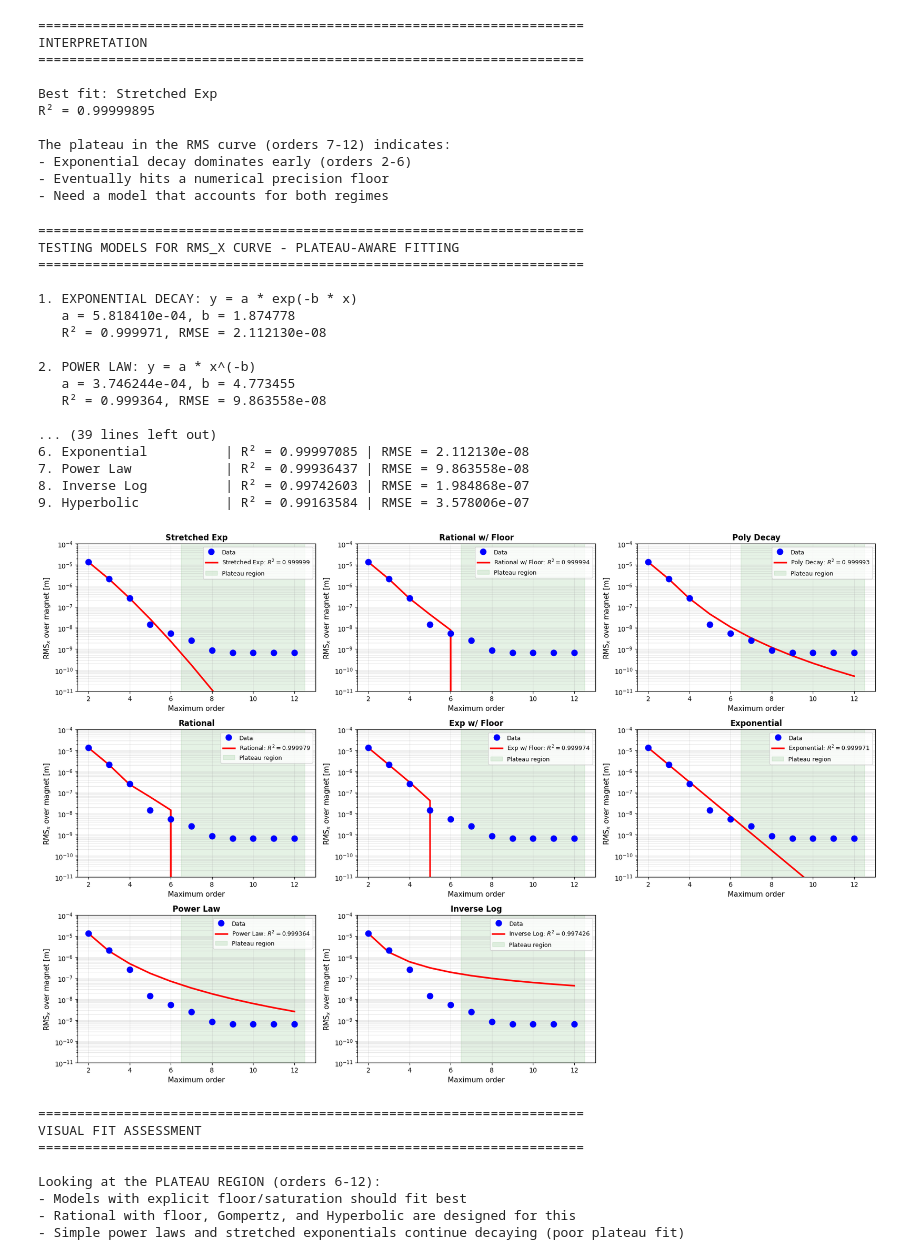
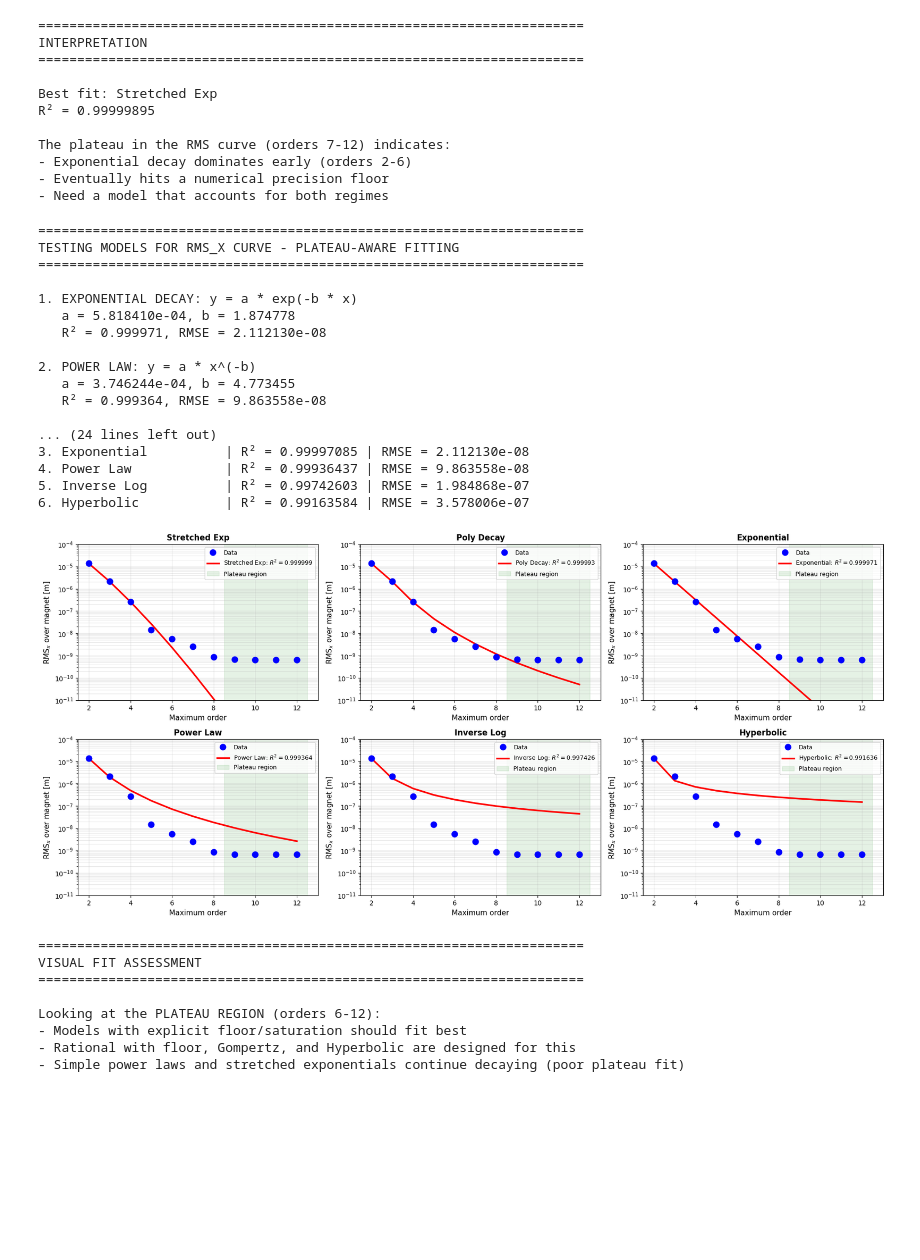
Before and after one commit to marcoliniF/bpmeth, a Jupyter notebook: preliminaryTrials/6.1track_framecomparisonnb.ipynb, the cells around one changed output. Cells and saved outputs as stored; diff of their text form; code cells hidden in the pictures; blank space fills up the shorter version.

```diff
--- a/preliminaryTrials/6.1track_framecomparisonnb.ipynb
+++ b/preliminaryTrials/6.1track_framecomparisonnb.ipynb
@@ -47,7 +47,7 @@ nphi= 5
 # %% [markdown]
 Then work at the level of the scalar potential because being a scalar it is invariant under change of frame (only the coordinates change). Because of this we can move to the straight frame and perform a harmonic analysis, checking how the a,b coefficients look in that frame.
 # %%
-expansion_curved = bpmeth.FieldExpansion(a=a_curved, b=b_curved, h=h, nphi=7)#, nphi=nphi)
+expansion_curved = bpmeth.FieldExpansion(a=a_curved, b=b_curved, h=h, nphi=5)#, nphi=nphi)
 phi_curved = expansion_curved.get_phi()
 print("phi curved frame: ", phi_curved)
 #transform the scalar potential to curved frame using coordinate transformations
@@ -1162,7 +1162,7 @@ try:
     print(f"   R² = {r2:.6f}, RMSE = {rmse:.6e}")
 except Exception as e:
     print(f"   Failed: {e}")
-
+'''
 # 6. Exponential with floor
 print("\n6. EXPONENTIAL WITH FLOOR: y = a * exp(-b * x) + floor")
 try:
@@ -1192,7 +1192,7 @@ try:
     print(f"   R² = {r2:.6f}, RMSE = {rmse:.6e}")
 except Exception as e:
     print(f"   Failed: {e}")
-
+'''
 # 8. Gompertz
 print("\n8. GOMPERTZ: y = a * exp(-b * exp(-c * x))")
 try:
@@ -1222,7 +1222,7 @@ try:
     print(f"   R² = {r2:.6f}, RMSE = {rmse:.6e}")
 except Exception as e:
     print(f"   Failed: {e}")
-
+'''
 # 10. Rational with floor
 print("\n10. RATIONAL WITH FLOOR: y = a / (1 + b*x^c) + floor")
 try:
@@ -1237,7 +1237,7 @@ try:
     print(f"   R² = {r2:.6f}, RMSE = {rmse:.6e}")
 except Exception as e:
     print(f"   Failed: {e}")
-
+'''
 # Ranking
 print("\n" + "=" * 70)
 print("MODEL RANKING BY R²")
@@ -1250,54 +1250,55 @@ for i, (model_name, data) in enumerate(sorted_results, 1):
 fig, axes = plt.subplots(3, 3, figsize=(18, 12))
 axes = axes.flatten()
 
-for idx, (model_name, data) in enumerate(sorted_results[:9]):
+for idx, (model_name, data) in enumerate(sorted_results):
     ax = axes[idx]
     ax.semilogy(orders_arr, rmsx_arr, 'o', markersize=9, label='Data', color='blue', zorder=3, linewidth=2)
     ax.semilogy(orders_arr, data['y_fit'], '-', linewidth=2.5,
                 label=f"{model_name}: $R^2={data['r2']:.6f}$", color='red', zorder=2)
 
     # Highlight the plateau region
-    ax.axvspan(6.5, 12.5, alpha=0.1, color='green', label='Plateau region')
+    ax.axvspan(8.5, 12.5, alpha=0.1, color='green', label='Plateau region')
 
     ax.set_xlabel('Maximum order', fontsize=11)
     ax.set_ylabel(r'RMS$_x$ over magnet [m]', fontsize=11)
     ax.set_title(f'{model_name}', fontsize=12, fontweight='bold')
     ax.grid(True, which='both', alpha=0.3)
     ax.legend(fontsize=9, loc='upper right')
     ax.set_ylim([1e-11, 1e-4])
 
 # Remove extra subplot
 axes[-1].remove()
-
+axes[-2].remove()
+axes[-3].remove()
 plt.tight_layout()
 plt.show()
 
 print("\n" + "=" * 70)
 print("VISUAL FIT ASSESSMENT")
 print("=" * 70)
 print("\nLooking at the PLATEAU REGION (orders 6-12):")
 print("- Models with explicit floor/saturation should fit best")
 print("- Rational with floor, Gompertz, and Hyperbolic are designed for this")
 print("- Simple power laws and stretched exponentials continue decaying (poor plateau fit)")
 # %% [output]
 ======================================================================
 TESTING MODELS FOR RMS_X CURVE - PLATEAU-AWARE FITTING
 ======================================================================
 
 1. EXPONENTIAL DECAY: y = a * exp(-b * x)
    a = 5.818410e-04, b = 1.874778
    R² = 0.999971, RMSE = 2.112130e-08
 
 2. POWER LAW: y = a * x^(-b)
    a = 3.746244e-04, b = 4.773455
    R² = 0.999364, RMSE = 9.863558e-08
 
-... (39 lines left out)
-6. Exponential          | R² = 0.99997085 | RMSE = 2.112130e-08
-7. Power Law            | R² = 0.99936437 | RMSE = 9.863558e-08
-8. Inverse Log          | R² = 0.99742603 | RMSE = 1.984868e-07
-9. Hyperbolic           | R² = 0.99163584 | RMSE = 3.578006e-07
+... (24 lines left out)
+3. Exponential          | R² = 0.99997085 | RMSE = 2.112130e-08
+4. Power Law            | R² = 0.99936437 | RMSE = 9.863558e-08
+5. Inverse Log          | R² = 0.99742603 | RMSE = 1.984868e-07
+6. Hyperbolic           | R² = 0.99163584 | RMSE = 3.578006e-07
-[figure, old version]
+[figure, new version]
 ======================================================================
 VISUAL FIT ASSESSMENT
 ======================================================================
```
Also changed, not shown: parts of 5 cells of this notebook, 2 other files.
